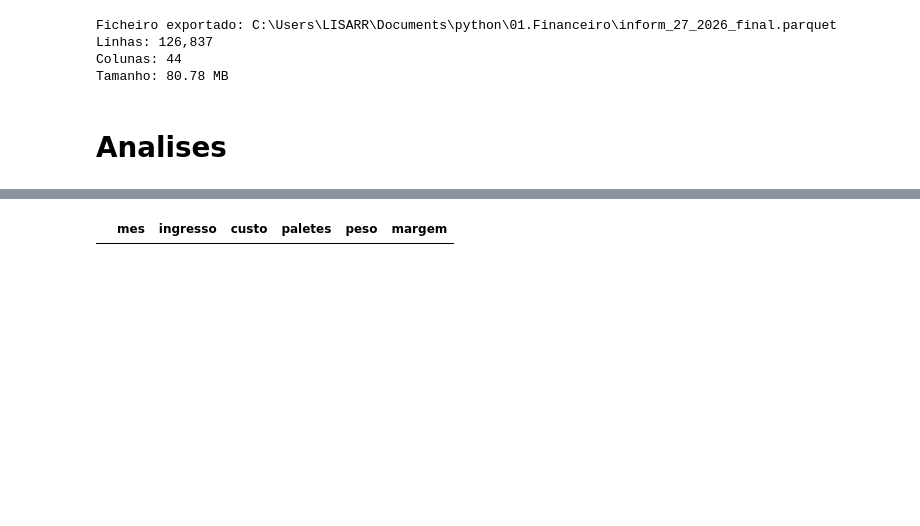
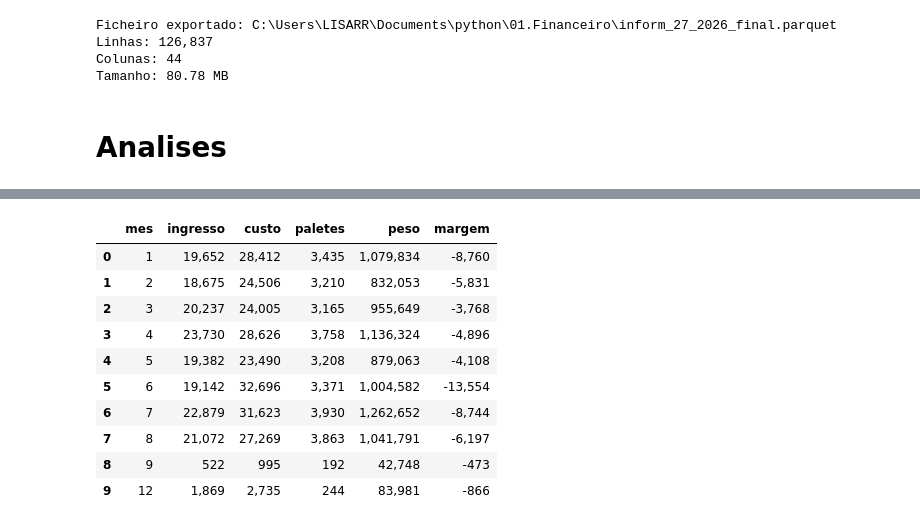
Before and after one commit to ruben-filipe-rocha/Salvesen, a Jupyter notebook: 02.Analise_Financeira/01_Fin_PBI_MAC_excel_v2.ipynb, the cells around one changed output, grey strips where cells are left out. Cells and saved outputs as stored; diff of their text form; code cells hidden in the pictures; blank space fills up the shorter version.

```diff
--- a/02.Analise_Financeira/01_Fin_PBI_MAC_excel_v2.ipynb
+++ b/02.Analise_Financeira/01_Fin_PBI_MAC_excel_v2.ipynb
@@ -692,7 +782,7 @@ Tamanho: 80.78 MB
 df["tem_danone"] = df.groupby(["REFERENCIA", "FENTREGA"])["ingresso_danone"].transform(lambda x: x.notna().any())
 
 resumo_danone_mes = (
-    df[df["CODACT"].isin(["11"]) & df["tem_danone"]]
+    df[df["CODACT"].isin([11]) & df["tem_danone"]]
     .groupby("mes")
     .agg(
         ingresso=("ingresso_danone", "sum"),
@@ -713,22 +813,32 @@ resumo_danone_mes
 # %%
 resumo_311_mes = (
-    df[df["CODACT"].isin(["311"])]
+    df[df["CODACT"].isin([311])]
     .groupby("mes")
     .agg(
         ingresso=("INGRESODT", "sum"),
         custo=("COSTEDT", "sum"),
         paletes=("PALETS", "sum"),
         peso=("PESO_BRUTO", "sum"),
     )
     .reset_index()
 )
 resumo_311_mes["margem"] = resumo_311_mes["ingresso"] - resumo_311_mes["custo"]
 
 for coluna in ["ingresso", "custo", "margem", "paletes", "peso"]:
     resumo_311_mes[coluna] = resumo_311_mes[coluna].round(0).map("{:,.0f}".format)
 
 resumo_311_mes
 # %% [output]
 |  | mes | ingresso | custo | paletes | peso | margem |
+| 0 | 1 | 19,652 | 28,412 | 3,435 | 1,079,834 | -8,760 |
+| 1 | 2 | 18,675 | 24,506 | 3,210 | 832,053 | -5,831 |
+| 2 | 3 | 20,237 | 24,005 | 3,165 | 955,649 | -3,768 |
+| 3 | 4 | 23,730 | 28,626 | 3,758 | 1,136,324 | -4,896 |
+| 4 | 5 | 19,382 | 23,490 | 3,208 | 879,063 | -4,108 |
+| 5 | 6 | 19,142 | 32,696 | 3,371 | 1,004,582 | -13,554 |
+| 6 | 7 | 22,879 | 31,623 | 3,930 | 1,262,652 | -8,744 |
+| 7 | 8 | 21,072 | 27,269 | 3,863 | 1,041,791 | -6,197 |
+| 8 | 9 | 522 | 995 | 192 | 42,748 | -473 |
+| 9 | 12 | 1,869 | 2,735 | 244 | 83,981 | -866 |
 # %%
 resumo_311_mes = (
```
Also changed, not shown: parts of 10 cells of this notebook.
